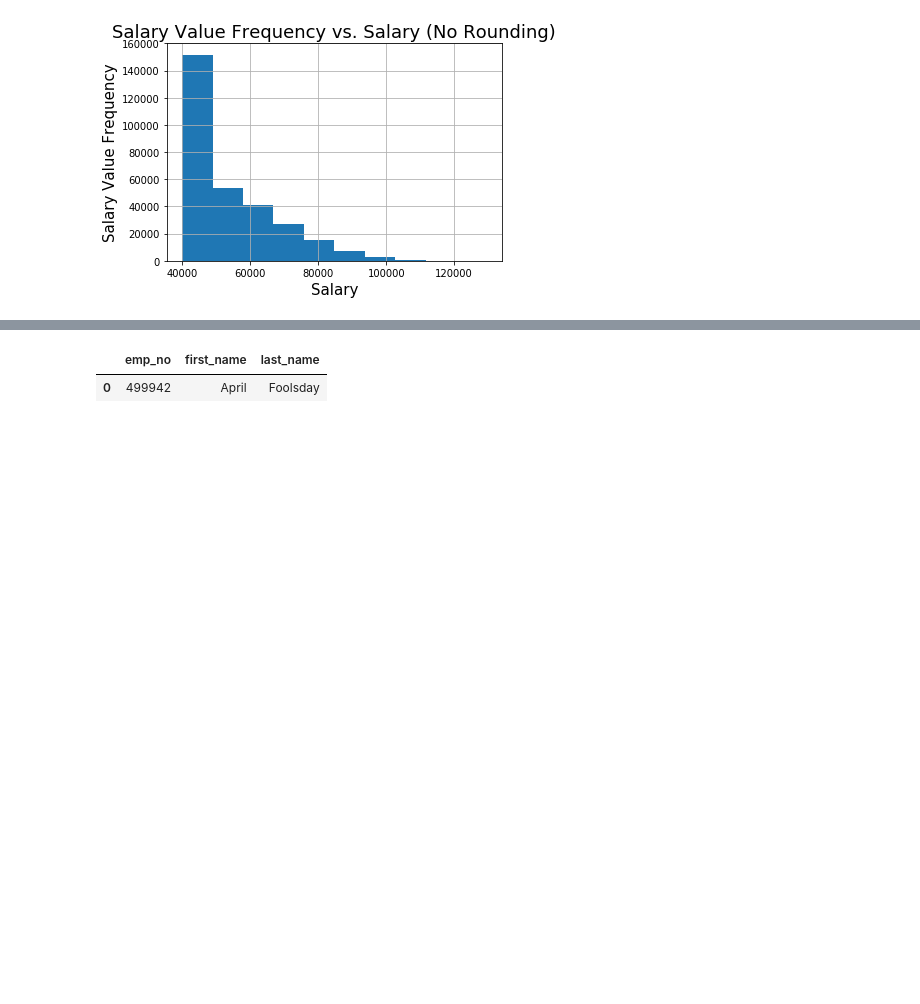
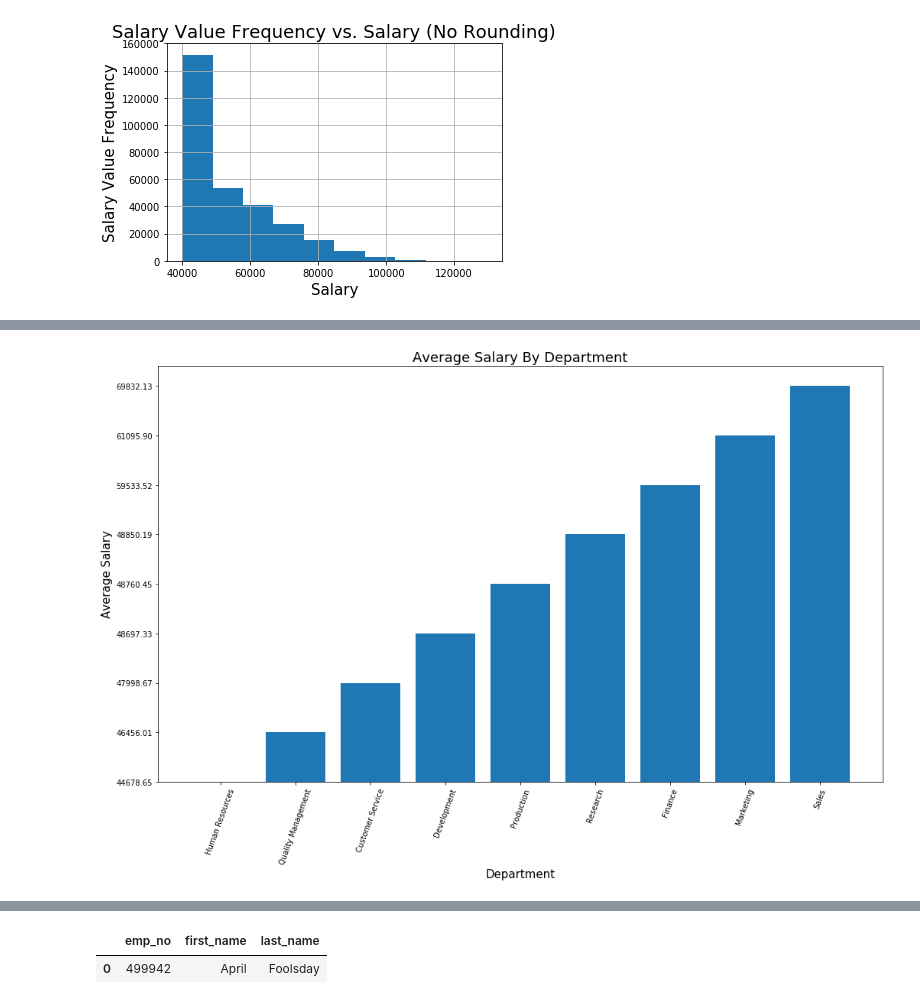
Before and after one commit to patrickhpatin/sql-challenge, a Jupyter notebook: EmployeeSQL/sql_challenge_bonus.ipynb, the cells around one changed output, grey strips where cells are left out. Saved outputs shown, nothing was run; the diff lists cells and outputs as text; code cells hidden in the pictures; blank space fills up the shorter version.

```diff
--- a/EmployeeSQL/sql_challenge_bonus.ipynb
+++ b/EmployeeSQL/sql_challenge_bonus.ipynb
@@ -99,2 +105,19 @@ df_avgsalary
 | 8 | Sales | 69832.13 |
+# %%
+# I just thought this next part was interesting because it shows a pattern that shouldn't exist
+# Generate a bar plot showing the average salary by department
+fig=plt.figure(figsize=(17,10))
+plt.bar(df_avgsalary["dept_name"], df_avgsalary["avg_salary"])
+
+# Formatting
+# plt.ylim(0, 80000)
+plt.title("Average Salary By Department", fontsize=18)
+plt.xlabel("Department", fontsize=15)
+plt.ylabel("Average Salary", fontsize=15)
+plt.xticks(rotation=70)
+
+# Show the chart
+plt.show()
+# %% [output]
+[figure, added]
 # %%
```
Also changed, not shown: parts of 3 cells of this notebook.
